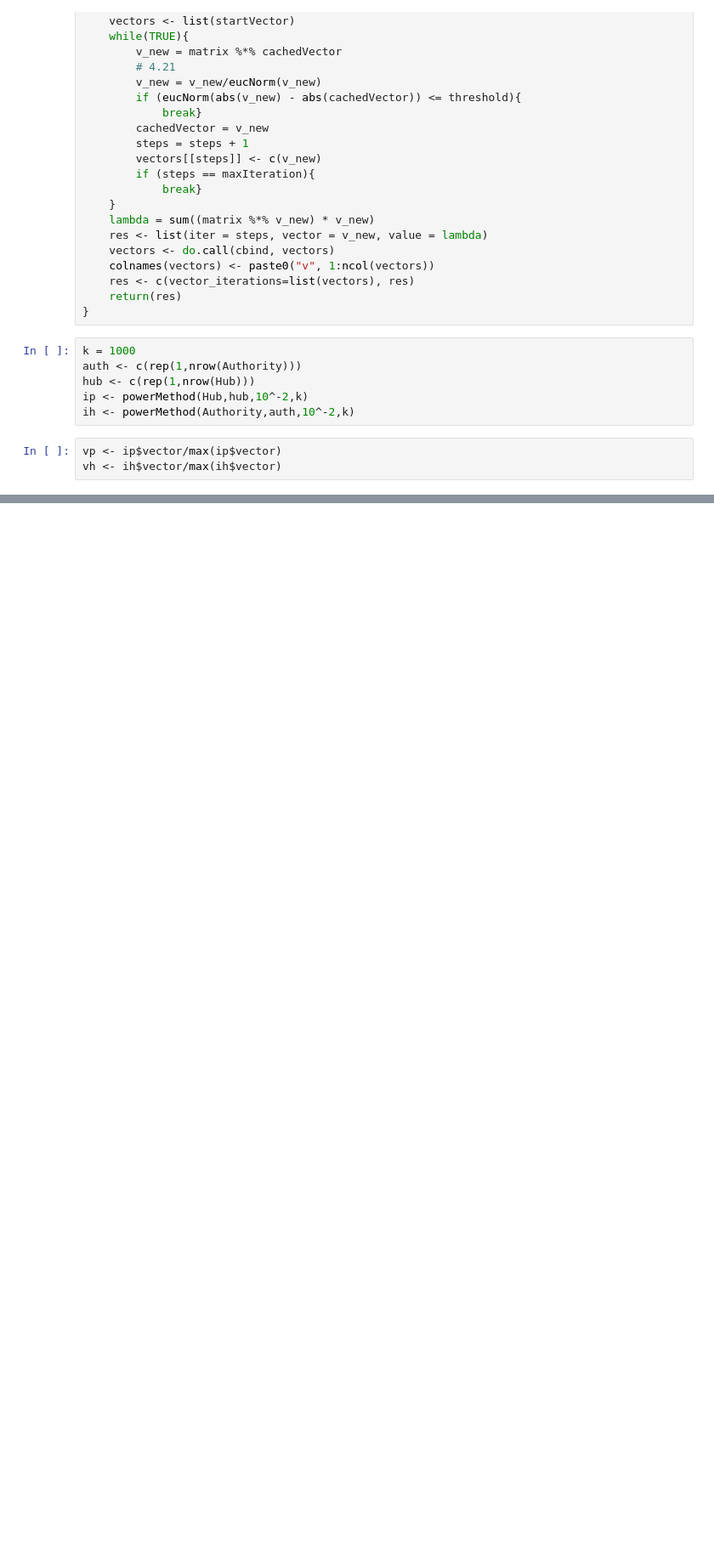
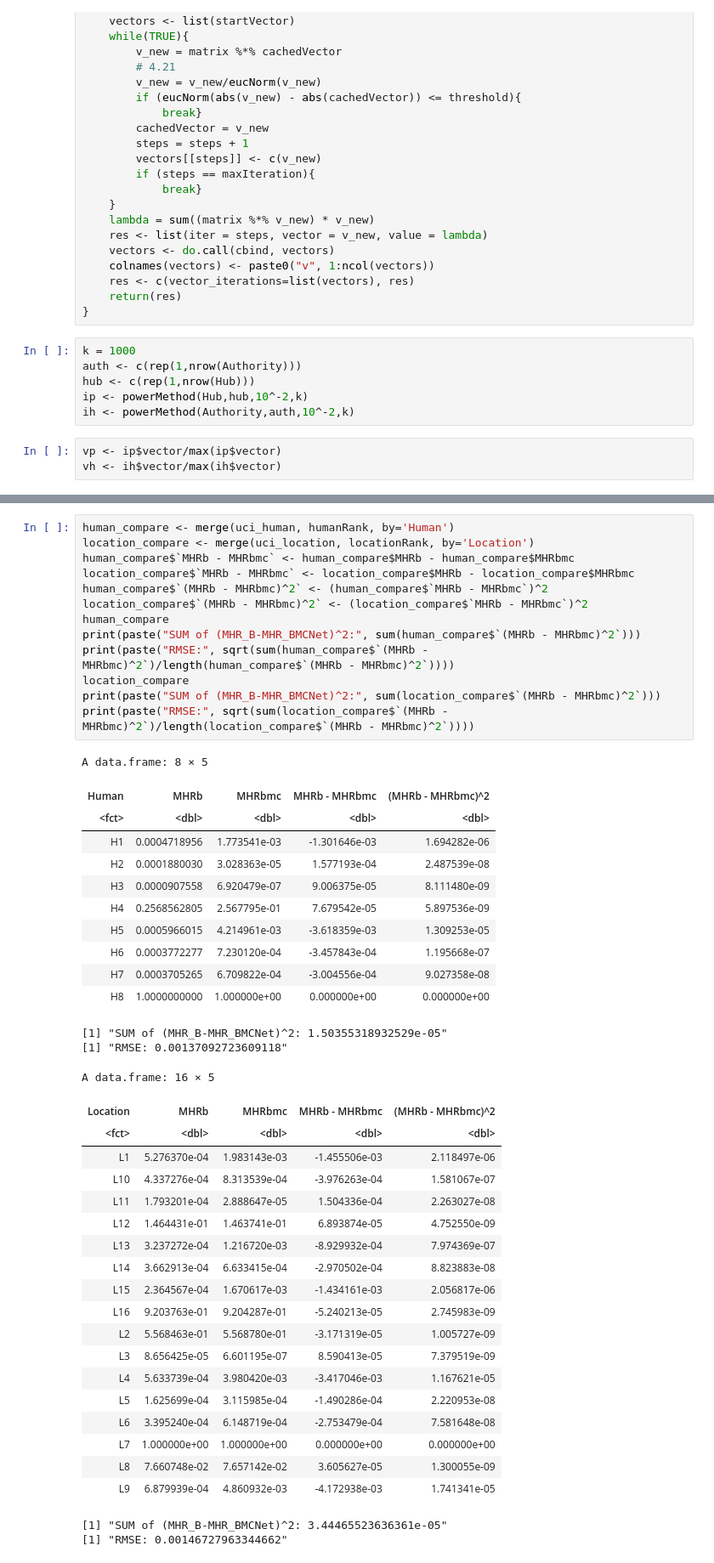
Before and after one commit to ludwigHoon/BPTNW, a Jupyter notebook: Bipartite Network Modelling for Measles Hotspot Detection.ipynb, the cells around one changed output, grey strips where cells are left out. Shown at 85% size. Saved outputs shown, nothing was run; the diff lists cells and outputs as text; blank space fills up the shorter version.

```diff
--- a/Bipartite Network Modelling for Measles Hotspot Detection.ipynb
+++ b/Bipartite Network Modelling for Measles Hotspot Detection.ipynb
@@ -851,0 +946,48 @@ A data.frame: 16 × 1
+# %%
+human_compare <- merge(uci_human, humanRank, by='Human')
+location_compare <- merge(uci_location, locationRank, by='Location')
+human_compare$`MHRb - MHRbmc` <- human_compare$MHRb - human_compare$MHRbmc
+location_compare$`MHRb - MHRbmc` <- location_compare$MHRb - location_compare$MHRbmc
+human_compare$`(MHRb - MHRbmc)^2` <- (human_compare$`MHRb - MHRbmc`)^2
+location_compare$`(MHRb - MHRbmc)^2` <- (location_compare$`MHRb - MHRbmc`)^2
+human_compare
+print(paste("SUM of (MHR_B-MHR_BMCNet)^2:", sum(human_compare$`(MHRb - MHRbmc)^2`)))
+print(paste("RMSE:", sqrt(sum(human_compare$`(MHRb - MHRbmc)^2`)/length(human_compare$`(MHRb - MHRbmc)^2`))))
+location_compare
+print(paste("SUM of (MHR_B-MHR_BMCNet)^2:", sum(location_compare$`(MHRb - MHRbmc)^2`)))
+print(paste("RMSE:", sqrt(sum(location_compare$`(MHRb - MHRbmc)^2`)/length(location_compare$`(MHRb - MHRbmc)^2`))))
+# %% [output]
+A data.frame: 8 × 5
+| Human | MHRb | MHRbmc | MHRb - MHRbmc | (MHRb - MHRbmc)^2 |
+| <fct> | <dbl> | <dbl> | <dbl> | <dbl> |
+| H1 | 0.0004718956 | 1.773541e-03 | -1.301646e-03 | 1.694282e-06 |
+| H2 | 0.0001880030 | 3.028363e-05 | 1.577193e-04 | 2.487539e-08 |
+| H3 | 0.0000907558 | 6.920479e-07 | 9.006375e-05 | 8.111480e-09 |
+| H4 | 0.2568562805 | 2.567795e-01 | 7.679542e-05 | 5.897536e-09 |
+| H5 | 0.0005966015 | 4.214961e-03 | -3.618359e-03 | 1.309253e-05 |
+| H6 | 0.0003772277 | 7.230120e-04 | -3.457843e-04 | 1.195668e-07 |
+| H7 | 0.0003705265 | 6.709822e-04 | -3.004556e-04 | 9.027358e-08 |
+| H8 | 1.0000000000 | 1.000000e+00 | 0.000000e+00 | 0.000000e+00 |
+[1] "SUM of (MHR_B-MHR_BMCNet)^2: 1.50355318932529e-05"
+[1] "RMSE: 0.00137092723609118"
+A data.frame: 16 × 5
+| Location | MHRb | MHRbmc | MHRb - MHRbmc | (MHRb - MHRbmc)^2 |
+| <fct> | <dbl> | <dbl> | <dbl> | <dbl> |
+| L1 | 5.276370e-04 | 1.983143e-03 | -1.455506e-03 | 2.118497e-06 |
+| L10 | 4.337276e-04 | 8.313539e-04 | -3.976263e-04 | 1.581067e-07 |
+| L11 | 1.793201e-04 | 2.888647e-05 | 1.504336e-04 | 2.263027e-08 |
+| L12 | 1.464431e-01 | 1.463741e-01 | 6.893874e-05 | 4.752550e-09 |
+| L13 | 3.237272e-04 | 1.216720e-03 | -8.929932e-04 | 7.974369e-07 |
+| L14 | 3.662913e-04 | 6.633415e-04 | -2.970502e-04 | 8.823883e-08 |
+| L15 | 2.364567e-04 | 1.670617e-03 | -1.434161e-03 | 2.056817e-06 |
+| L16 | 9.203763e-01 | 9.204287e-01 | -5.240213e-05 | 2.745983e-09 |
+| L2 | 5.568463e-01 | 5.568780e-01 | -3.171319e-05 | 1.005727e-09 |
+| L3 | 8.656425e-05 | 6.601195e-07 | 8.590413e-05 | 7.379519e-09 |
+| L4 | 5.633739e-04 | 3.980420e-03 | -3.417046e-03 | 1.167621e-05 |
+| L5 | 1.625699e-04 | 3.115985e-04 | -1.490286e-04 | 2.220953e-08 |
+| L6 | 3.395240e-04 | 6.148719e-04 | -2.753479e-04 | 7.581648e-08 |
+| L7 | 1.000000e+00 | 1.000000e+00 | 0.000000e+00 | 0.000000e+00 |
+| L8 | 7.660748e-02 | 7.657142e-02 | 3.605627e-05 | 1.300055e-09 |
+| L9 | 6.879939e-04 | 4.860932e-03 | -4.172938e-03 | 1.741341e-05 |
+[1] "SUM of (MHR_B-MHR_BMCNet)^2: 3.44465523636361e-05"
+[1] "RMSE: 0.00146727963344662"
```
Also changed, not shown: parts of 15 cells of this notebook, 3 other files.
